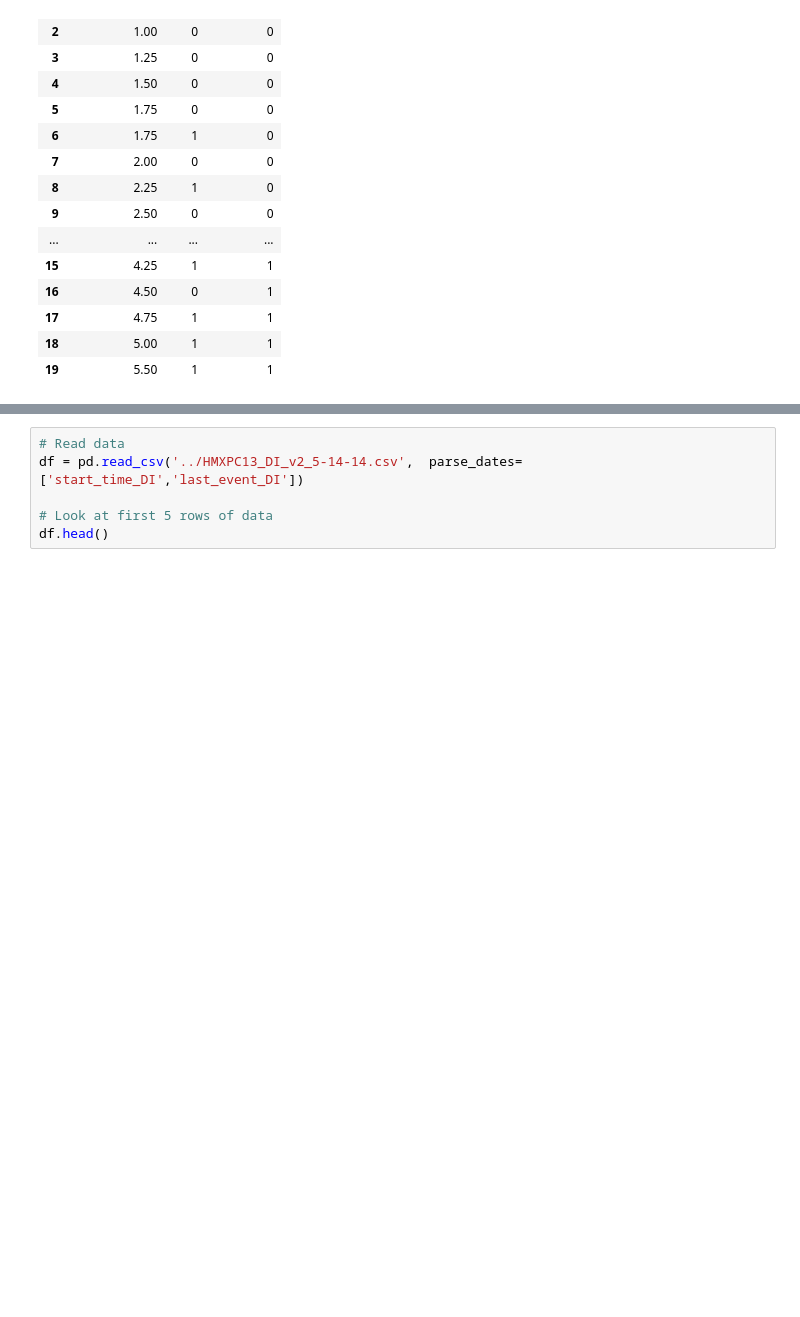
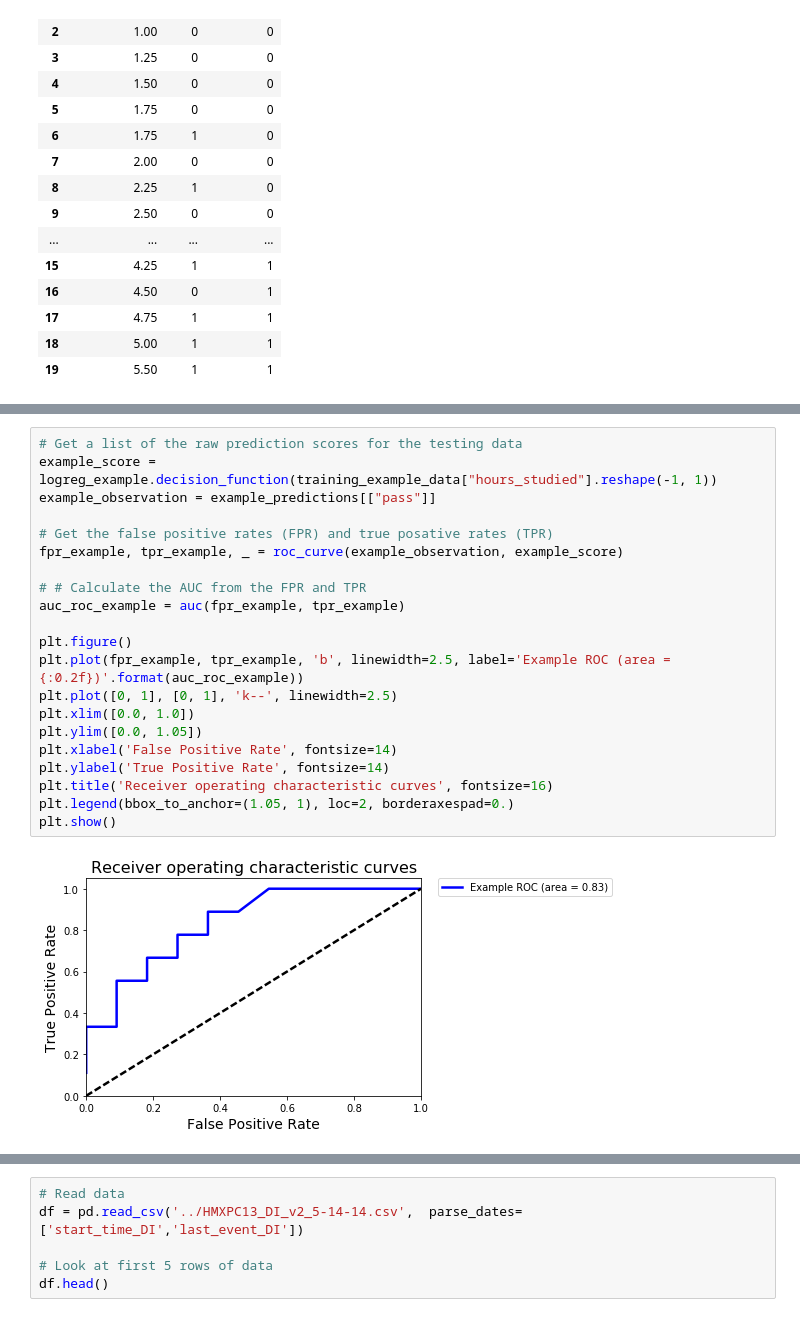
Before and after one commit to Shirinn/Learning_Analytics_Workshop_Nov17, a Jupyter notebook: Predictive Modeling/Predictive_Models.ipynb, the cells around one changed output, grey strips where cells are left out. Drawn from its saved outputs; the diff is of its cells as text; blank space fills up the shorter version.

```diff
--- a/Predictive Modeling/Predictive_Models.ipynb
+++ b/Predictive Modeling/Predictive_Models.ipynb
@@ -244 +265,24 @@ Accuracy: 0.75
+# %%
+# Get a list of the raw prediction scores for the testing data
+example_score = logreg_example.decision_function(training_example_data["hours_studied"].reshape(-1, 1))
+example_observation = example_predictions[["pass"]]
+
+# Get the false positive rates (FPR) and true posative rates (TPR)
+fpr_example, tpr_example, _ = roc_curve(example_observation, example_score)
+
+# # Calculate the AUC from the FPR and TPR
+auc_roc_example = auc(fpr_example, tpr_example)
+
+plt.figure()
+plt.plot(fpr_example, tpr_example, 'b', linewidth=2.5, label='Example ROC (area = {:0.2f})'.format(auc_roc_example))
+plt.plot([0, 1], [0, 1], 'k--', linewidth=2.5)
+plt.xlim([0.0, 1.0])
+plt.ylim([0.0, 1.05])
+plt.xlabel('False Positive Rate', fontsize=14)
+plt.ylabel('True Positive Rate', fontsize=14)
+plt.title('Receiver operating characteristic curves', fontsize=16)
+plt.legend(bbox_to_anchor=(1.05, 1), loc=2, borderaxespad=0.)
+plt.show()
+# %% [output]
+[figure, added]
 # %% [markdown]
```
Also changed, not shown: parts of 64 cells of this notebook.
